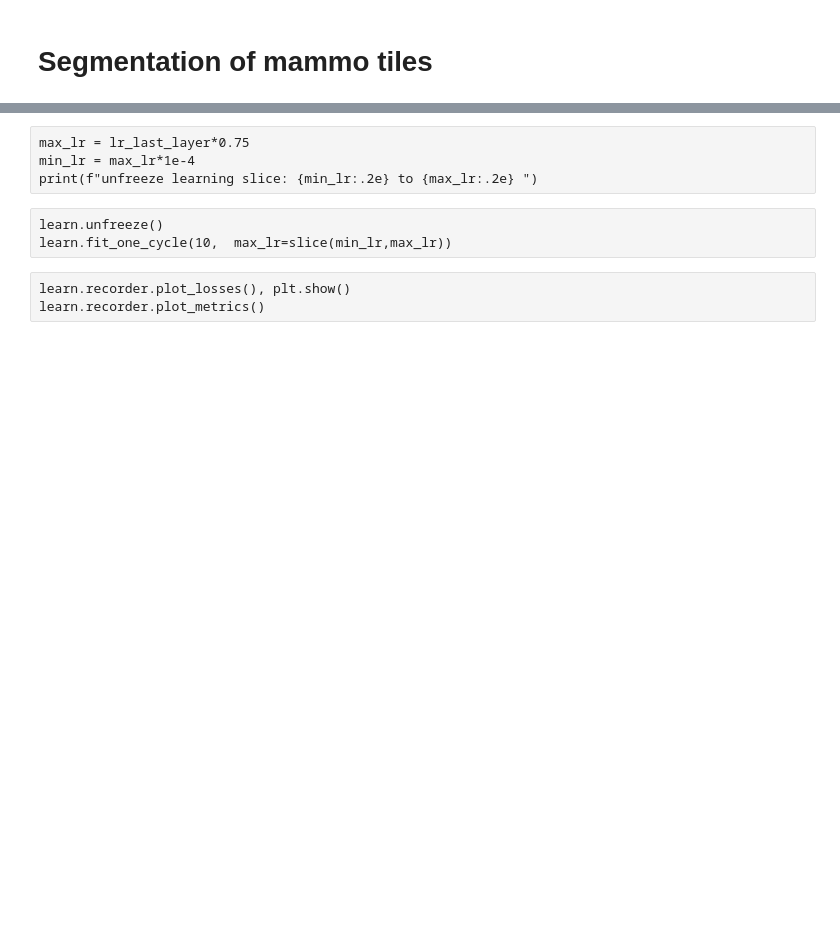
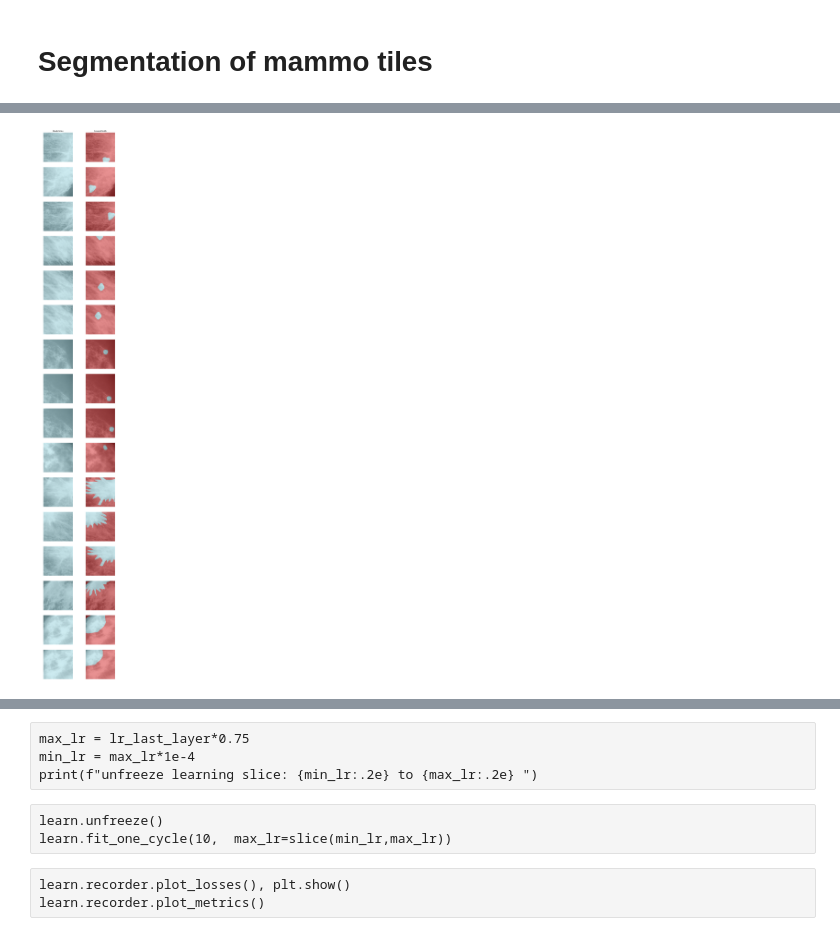
Before and after one commit to kasparlund/mammography, a Jupyter notebook: mammo_segmentation.ipynb, the cells around one changed output, grey strips where cells are left out. Drawn from its saved outputs; the diff is of its cells as text; code cells hidden in the pictures; blank space fills up the shorter version.

Commit message:
segmentation

```diff
--- a/mammo_segmentation.ipynb
+++ b/mammo_segmentation.ipynb
@@ -507,0 +287,28 @@ learn.recorder.plot(skip_start=1, skip_end=2)
+# %%
+ixTrain  = dfData.purpose=="train"
+ixValid  = ixTrain == False
+
+train  = join_paths(dfData.fnImage[ixTrain].values, path/dtrain/dxrays)
+valid  = join_paths(dfData.fnImage[ixValid].values, path/dvalid/dxrays)
+
+get_y_fn   = lambda x: x.parents[1]/dmasks/x.name
+valid_func = lambda x: x.parts[-3] == dvalid
+
+def open_image_16bit2rgb( fn ):
+    a = np.asarray(PIL.Image.open( fn ))
+    a = np.expand_dims(a,axis=2)
+    a = np.repeat(a, 3, axis=2)
+    return Image( pil2tensor(a, np.float32 ).div(65535) )
+
+vision.data.open_image = open_image_16bit2rgb
+
+src = (SegmentationItemList( list(train+valid), create_func=open_image_16bit2rgb, path="")
+                           .split_by_valid_func(valid_func)
+                           .label_from_func(get_y_fn, classes=codes)
+      )
+# %%
+bs,size=16,224
+data = ( src.transform(getSegmentationTransforms(), size=size, tfm_y=True)
+            .databunch(bs=bs)
+            .normalize(imagenet_stats) )
+#data.show_batch(2, figsize=(10,7))
@@ -507,0 +424,4 @@ learn.recorder.plot(skip_start=1, skip_end=2)
+# %%
+[print(f"code:{c} weigth:{w:.3f}") for c,w in zip(codes,code_weights)]
+learn = Learner.create_unet(data, models.resnet34, loss_func= DiceLoss(), # FocalLoss(gamma=2.,alpha=.25), # WeighedCrossEntropy(code_weights),
+                            metrics=accuracy_)
@@ -507,0 +449,5 @@ learn.recorder.plot(skip_start=1, skip_end=2)
+# %%
+lr=2e-3
+learn.fit_one_cycle(6, slice(lr))
+n=gc.collect()
+torch.cuda.empty_cache()
@@ -507,0 +469,4 @@ learn.recorder.plot(skip_start=1, skip_end=2)
+# %%
+learn.show_results(rows=bs)
+# %% [output]
+[figure, added]
```
Also changed, not shown: parts of 85 cells of this notebook, 2 other files.
